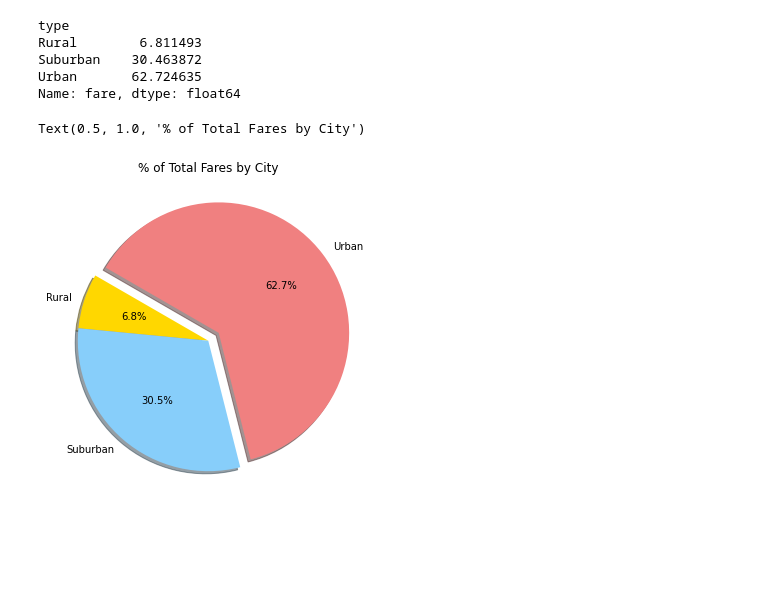
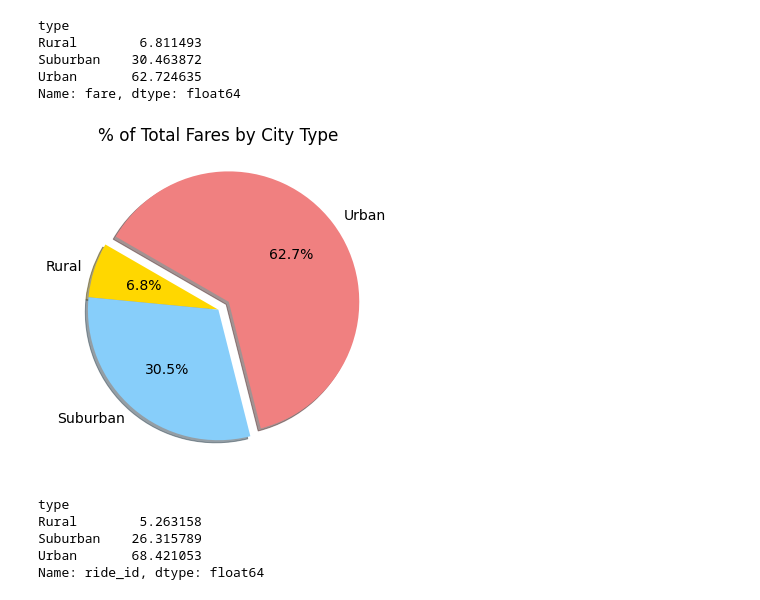
Before and after one commit to jdwrhodes/PyBer_Analysis, a Jupyter notebook: PyBer.ipynb, the cells around one changed output. Cells and saved outputs as stored; diff of their text form; code cells hidden in the pictures; blank space fills up the shorter version.

Commit message:
Added final figures

```diff
--- a/PyBer.ipynb
+++ b/PyBer.ipynb
@@ -706,19 +706,30 @@ Name: fare, dtype: float64
 # %%
 # Import mpl to change the plot configurations using rcParams.
 import matplotlib as mpl
 
 # Build the percentage of fares by city type pie chart
 plt.subplots(figsize=(10,6))
 plt.pie(type_percents,
         labels=['Rural', 'Suburban', 'Urban'],
        colors = ['gold', 'lightskyblue', 'lightcoral'],
        explode = [0,0,0.1],
        autopct='%1.1f%%',
        shadow=True, startangle=150)
-plt.title('% of Total Fares by City')
+plt.title('% of Total Fares by City Type')
 
 # Change the default font size from 10 to 14
-mpl.
+mpl.rcParams['font.size'] = 14
+
+plt.savefig('analysis/fig5.png')
 # %% [output]
-Text(0.5, 1.0, '% of Total Fares by City')
-[figure, old version]
+[figure, new version]
+# %%
+# Calc the % of rides by city type
+ride_percent = 100 * pyber_data_df.groupby(['type']).count()['ride_id'] / pyber_data_df['ride_id'].count()
+ride_percent
+# %% [output]
+type
+Rural        5.263158
+Suburban    26.315789
+Urban       68.421053
+Name: ride_id, dtype: float64
```
Also changed, not shown: parts of 3 cells of this notebook, 3 other files.
